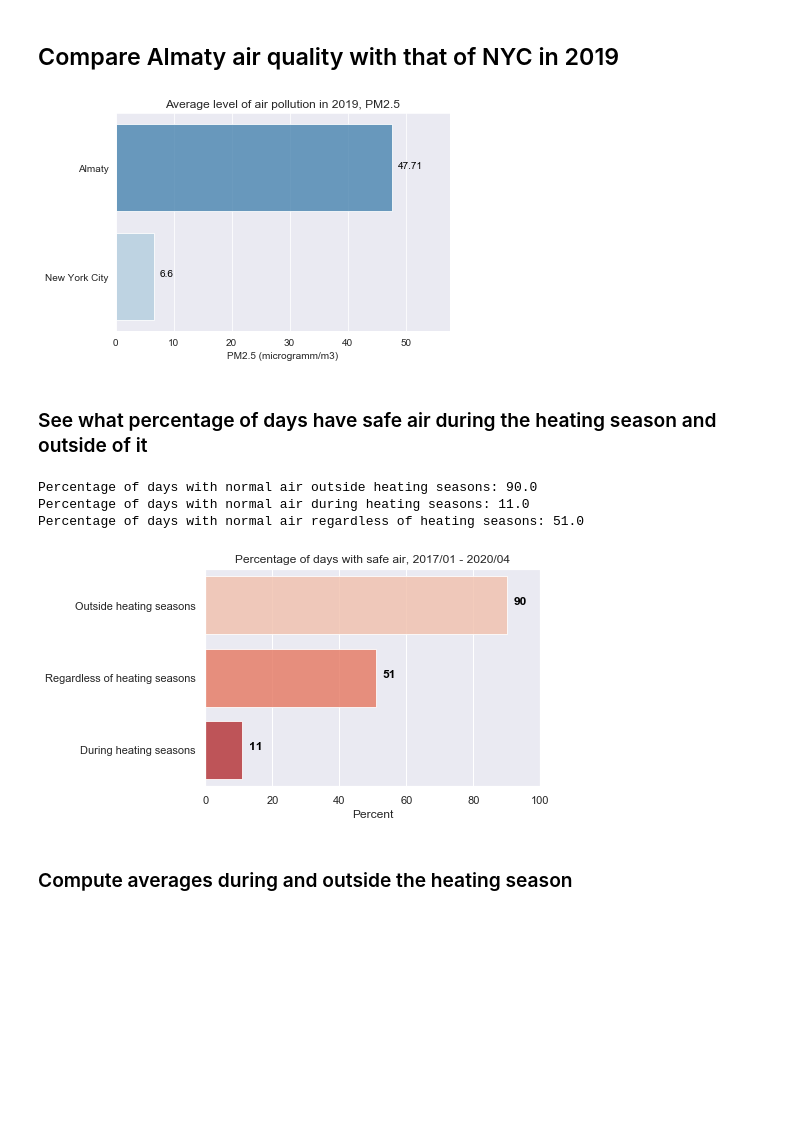
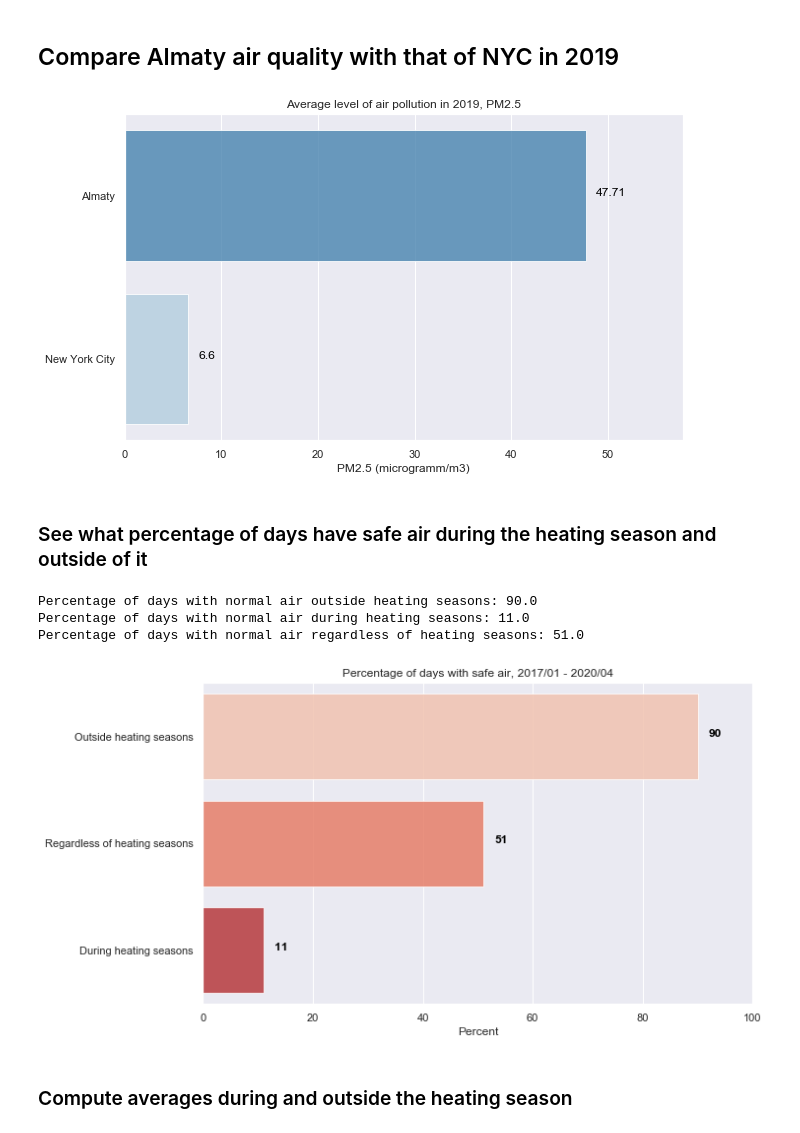
Before and after one commit to alibekU/almaty_air_2020, a Jupyter notebook: analysis_pm25.ipynb, the cells around one changed output. Saved outputs shown, nothing was run; the diff lists cells and outputs as text; code cells hidden in the pictures; blank space fills up the shorter version.

Commit message:
commented out saving of plots into files, changed plot sizes

```diff
--- a/analysis_pm25.ipynb
+++ b/analysis_pm25.ipynb
@@ -531,28 +531,33 @@ Percentage of days with unhealthy air: 48.0
 # %%
 # source - https://www.americashealthrankings.org/explore/annual/measure/air/state/NY
 NYC_PM25_average_2019 = 6.6
 AlmatyPM25_average_2019 = dataAir['PM2.5'][dataAir['Date'].dt.year == 2019].mean()
 
 import seaborn as sns
 import matplotlib.pyplot as plt
+
+fig, ax = plt.subplots()
+
+# set size and style
+fig.set_size_inches(10,6)
 
 values = [AlmatyPM25_average_2019, NYC_PM25_average_2019]
 labels = ['Almaty', 'New York City']
 
 sns.set_style('darkgrid')
 ax = sns.barplot(x=values, y=labels, alpha=0.8, palette='Blues_r')
 ax.set_xlabel('PM2.5 (microgramm/m3)')
 
 # show values
 for index, value in enumerate(values):
     ax.text(value+1, index, str(round(value,2)), color='black')
 
 ax.set(xlim=(0,max(values)+10))
 plt.title('Average level of air pollution in 2019, PM2.5')
 plt.show()
-ax.figure.savefig('images/new_york_almaty.png', bbox_inches="tight")
+#ax.figure.savefig('images/new_york_almaty.png', bbox_inches="tight")
 # %% [output]
-[figure, old version]
+[figure, new version]
 # %% [markdown]
 ### See what percentage of days have safe air during the heating season and outside of it
 # %%
@@ -578,7 +583,7 @@ import seaborn as sns
 fig, ax = plt.subplots()
 
 # set size and style
-#fig.set_size_inches(18, 10)
+fig.set_size_inches(10, 6)
 
 sns.set_style('darkgrid')
 
@@ -597,12 +602,12 @@ for index,value in enumerate(X_plot):
 ax.set_xlabel('Percent')
 plt.title('Percentage of days with safe air, 2017/01 - 2020/04')
 plt.show()
-ax.figure.savefig('images/percentage_days_normal_air.png', bbox_inches="tight")
+#ax.figure.savefig('images/percentage_days_normal_air.png', bbox_inches="tight")
 # %% [output]
 Percentage of days with normal air outside heating seasons: 90.0
 Percentage of days with normal air during heating seasons: 11.0
 Percentage of days with normal air regardless of heating seasons: 51.0
-[figure, old version]
+[figure, new version]
 # %% [markdown]
 ### Compute averages during and outside the heating season
 # %%
```
Also changed, not shown: parts of 27 cells of this notebook.
